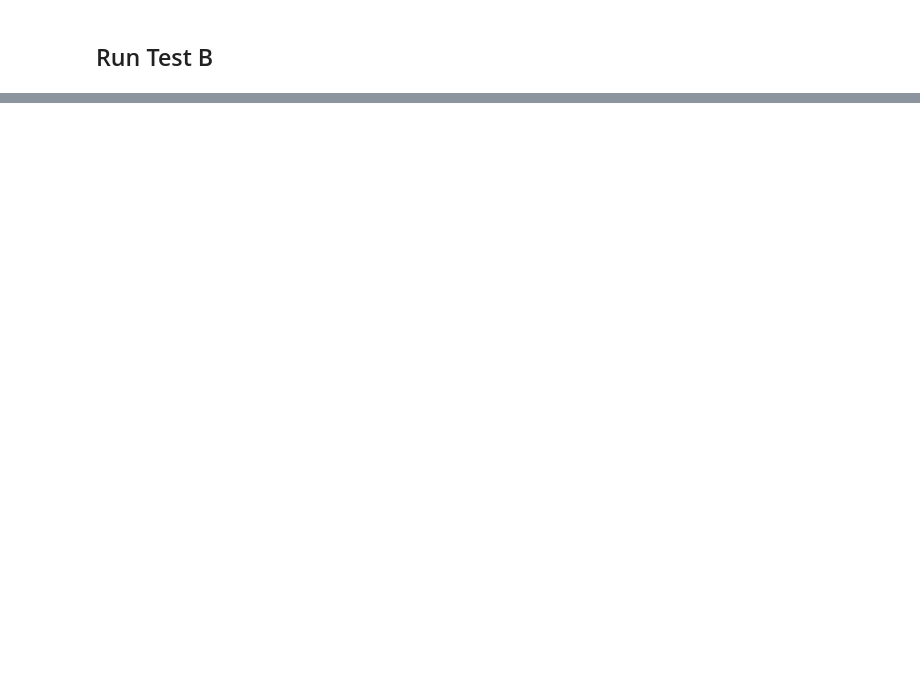
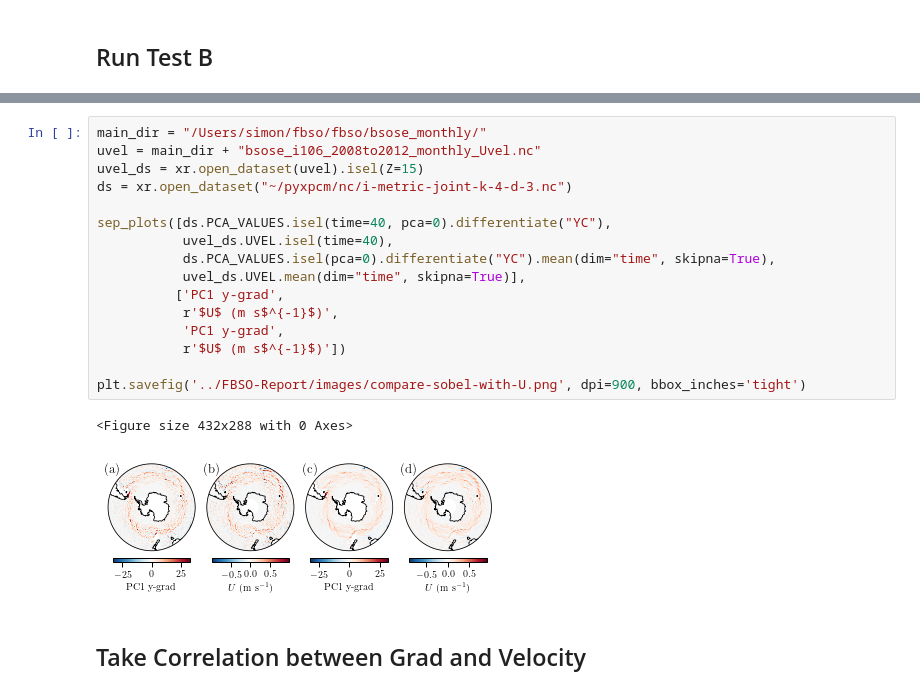
Before and after one commit to sdat2/pyxpcm, a Jupyter notebook: Gen-Plot-Func.ipynb, the cells around one changed output, grey strips where cells are left out. Drawn from its saved outputs; the diff is of its cells as text; blank space fills up the shorter version.

```diff
--- a/Gen-Plot-Func.ipynb
+++ b/Gen-Plot-Func.ipynb
@@ -425,0 +423,21 @@ RuntimeError: NetCDF: HDF error
+# %%
+main_dir = "/Users/simon/fbso/fbso/bsose_monthly/"
+uvel = main_dir + "bsose_i106_2008to2012_monthly_Uvel.nc"
+uvel_ds = xr.open_dataset(uvel).isel(Z=15)
+ds = xr.open_dataset("~/pyxpcm/nc/i-metric-joint-k-4-d-3.nc")
+
+sep_plots([ds.PCA_VALUES.isel(time=40, pca=0).differentiate("YC"),
+           uvel_ds.UVEL.isel(time=40),
+           ds.PCA_VALUES.isel(pca=0).differentiate("YC").mean(dim="time", skipna=True),
+           uvel_ds.UVEL.mean(dim="time", skipna=True)],
+          ['PC1 y-grad',
+           r'$U$ (m s$^{-1}$)',
+           'PC1 y-grad',
+           r'$U$ (m s$^{-1}$)'])
+
+plt.savefig('../FBSO-Report/images/compare-sobel-with-U.png', dpi=900, bbox_inches='tight')
+# %% [output]
+<Figure size 432x288 with 0 Axes>
+[figure, added]
+# %% [markdown]
+## Take Correlation between Grad and Velocity
```
Also changed, not shown: parts of 21 cells of this notebook.
